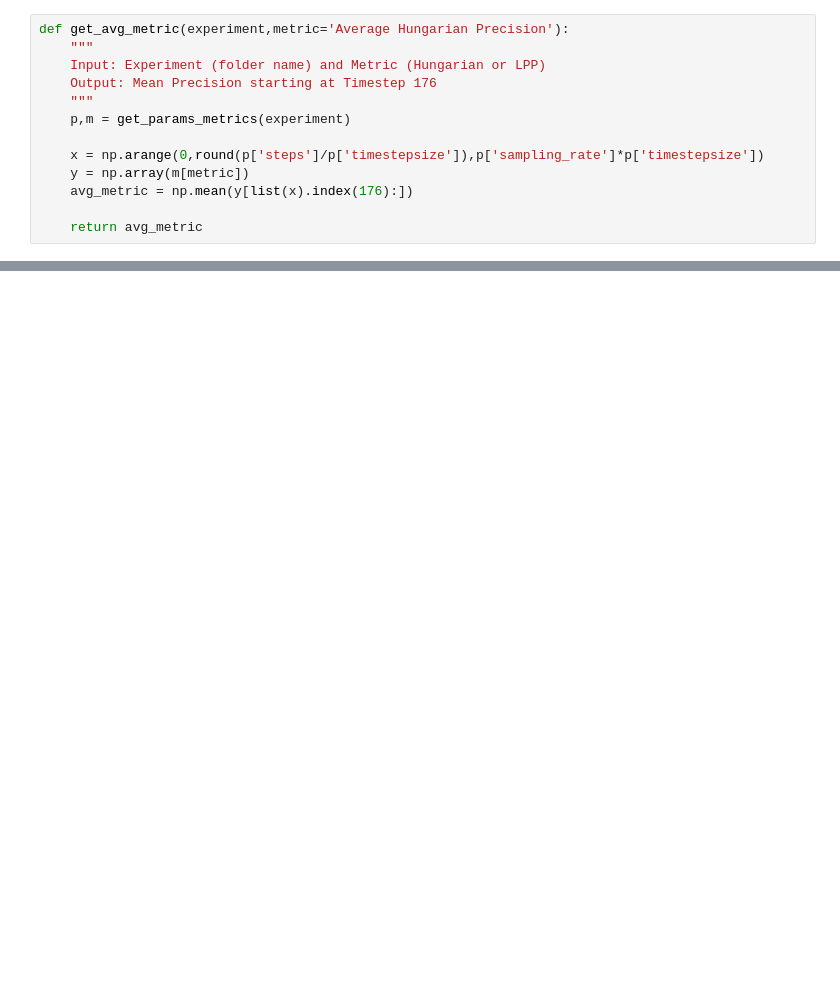
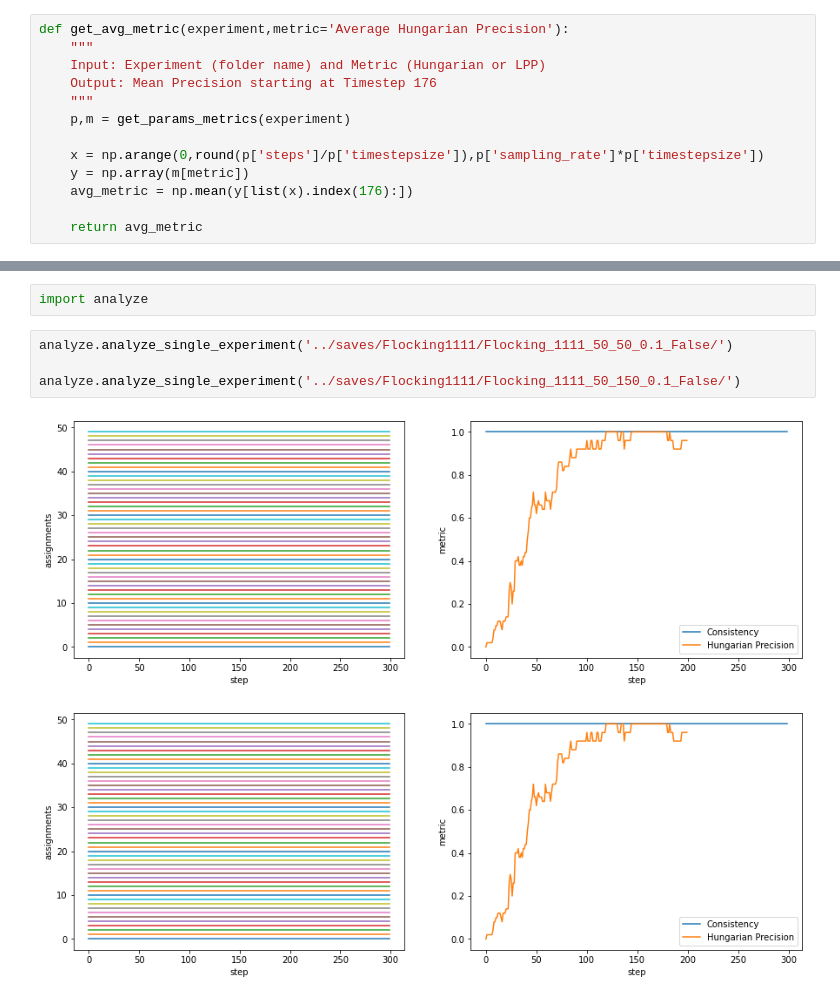
Before and after one commit to simonblaue/vicsek-data-assimilation, a Jupyter notebook: src/Static_Plots.ipynb, the cells around one changed output, grey strips where cells are left out. Drawn from its saved outputs; the diff is of its cells as text; blank space fills up the shorter version.

```diff
--- a/src/Static_Plots.ipynb
+++ b/src/Static_Plots.ipynb
@@ -227,0 +246,9 @@ array([1.00000000e-04, 3.16227766e-04, 1.00000000e-03, 3.16227766e-03,
+# %%
+import analyze
+# %%
+analyze.analyze_single_experiment('../saves/Flocking1111/Flocking_1111_50_50_0.1_False/')
+
+analyze.analyze_single_experiment('../saves/Flocking1111/Flocking_1111_50_150_0.1_False/')
+# %% [output]
+[figure, added]
+[figure, added]
```
Also changed, not shown: parts of 11 cells of this notebook, 2 other files.
